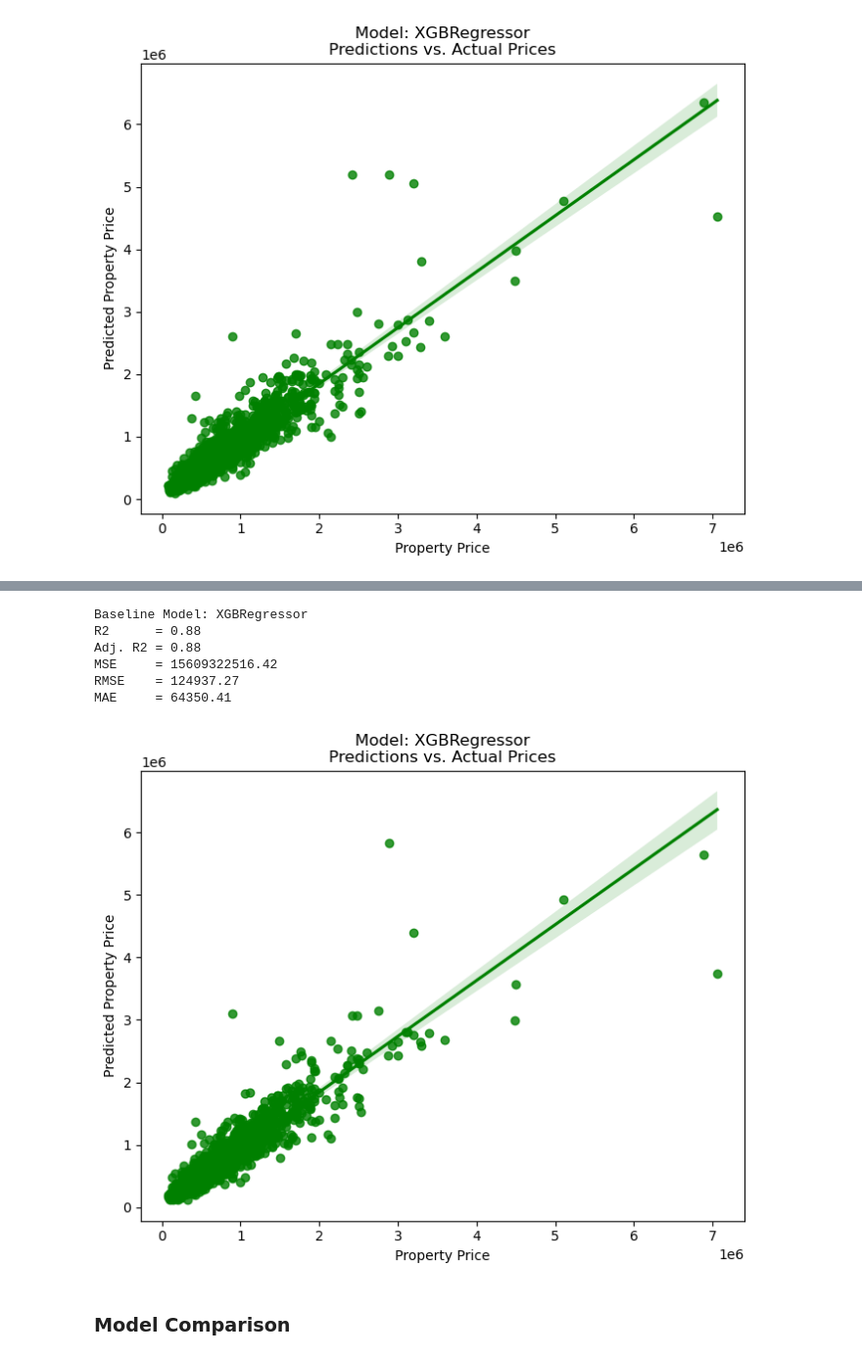
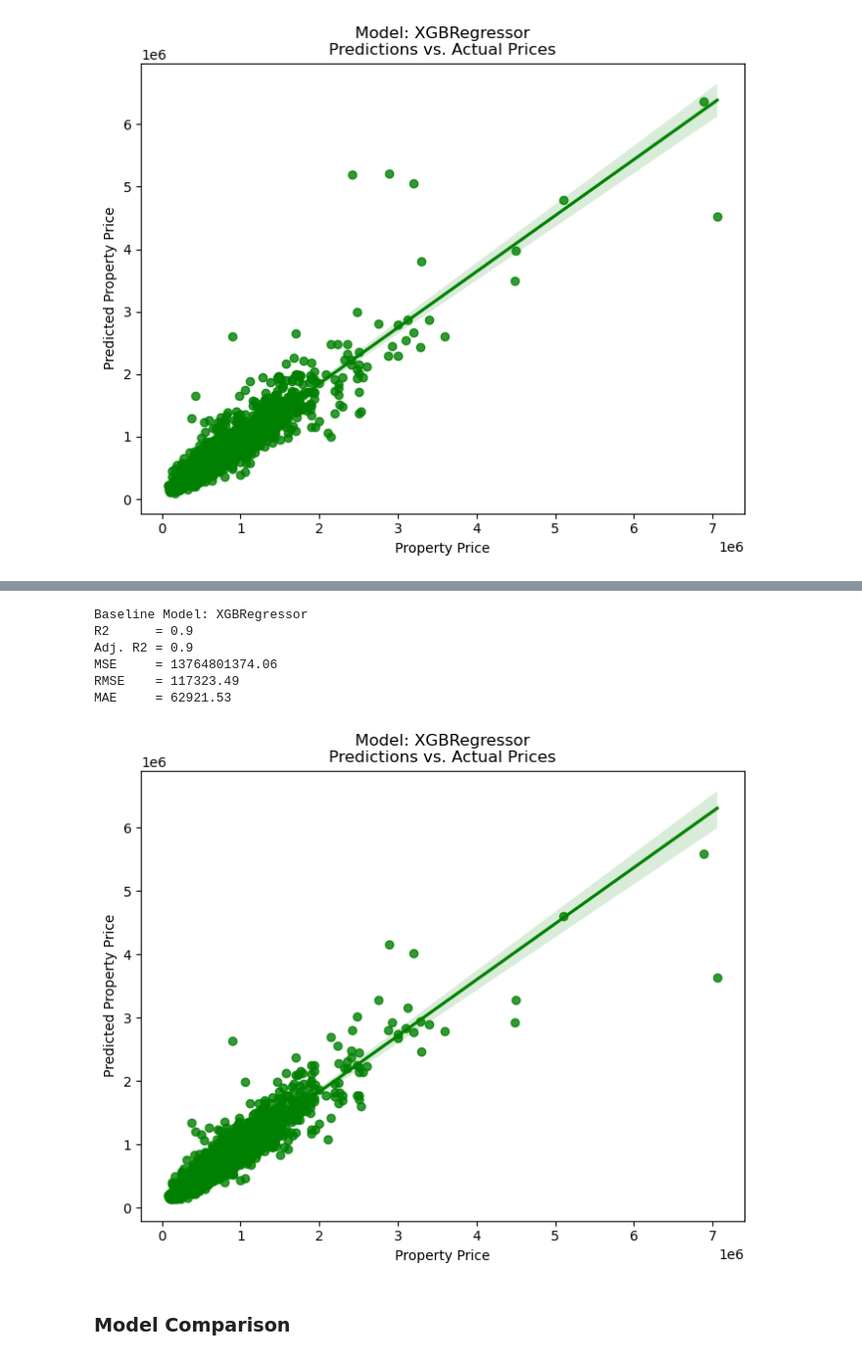
Before and after one commit to Yinguin/data_mid_bootcamp_project_regression, a Jupyter notebook: mid-bootcamp-project-regression_wy.ipynb, the cells around one changed output, grey strips where cells are left out. Shown at 98% size. Saved outputs shown, nothing was run; the diff lists cells and outputs as text; code cells hidden in the pictures.

Commit message:
knn added, xgboost optimized (base and final), documentation

```diff
--- a/mid-bootcamp-project-regression_wy.ipynb
+++ b/mid-bootcamp-project-regression_wy.ipynb
@@ -459,15 +504,16 @@ MAE     = 68088.36
 # %%
-models = [xgb.XGBRegressor(colsample_bytree=0.5, gamma=0, learning_rate=0.1, max_depth=5, n_estimators=1000,
-                           reg_alpha=0, reg_lambda=0.5, subsample=1, tree_method='hist')]
+# WITH OPTIMIZED REG_ALPHA
+models = [xgb.XGBRegressor(colsample_bytree=0.5, learning_rate=0.1, max_depth=5, n_estimators=1000,
+                           reg_alpha=200000, reg_lambda=0.5, tree_method='hist')]
 model(models, data, baseline=True)
 # %% [output]
 Baseline Model: XGBRegressor
-R2      = 0.88
-Adj. R2 = 0.88
-MSE     = 15609322516.42
-RMSE    = 124937.27
-MAE     = 64350.41
+R2      = 0.9
+Adj. R2 = 0.9
+MSE     = 13764801374.06
+RMSE    = 117323.49
+MAE     = 62921.53
-[figure, old version]
+[figure, new version]
 # %% [markdown]
 ### Model Comparison
 # %%
```
Also changed, not shown: parts of 46 cells of this notebook.
